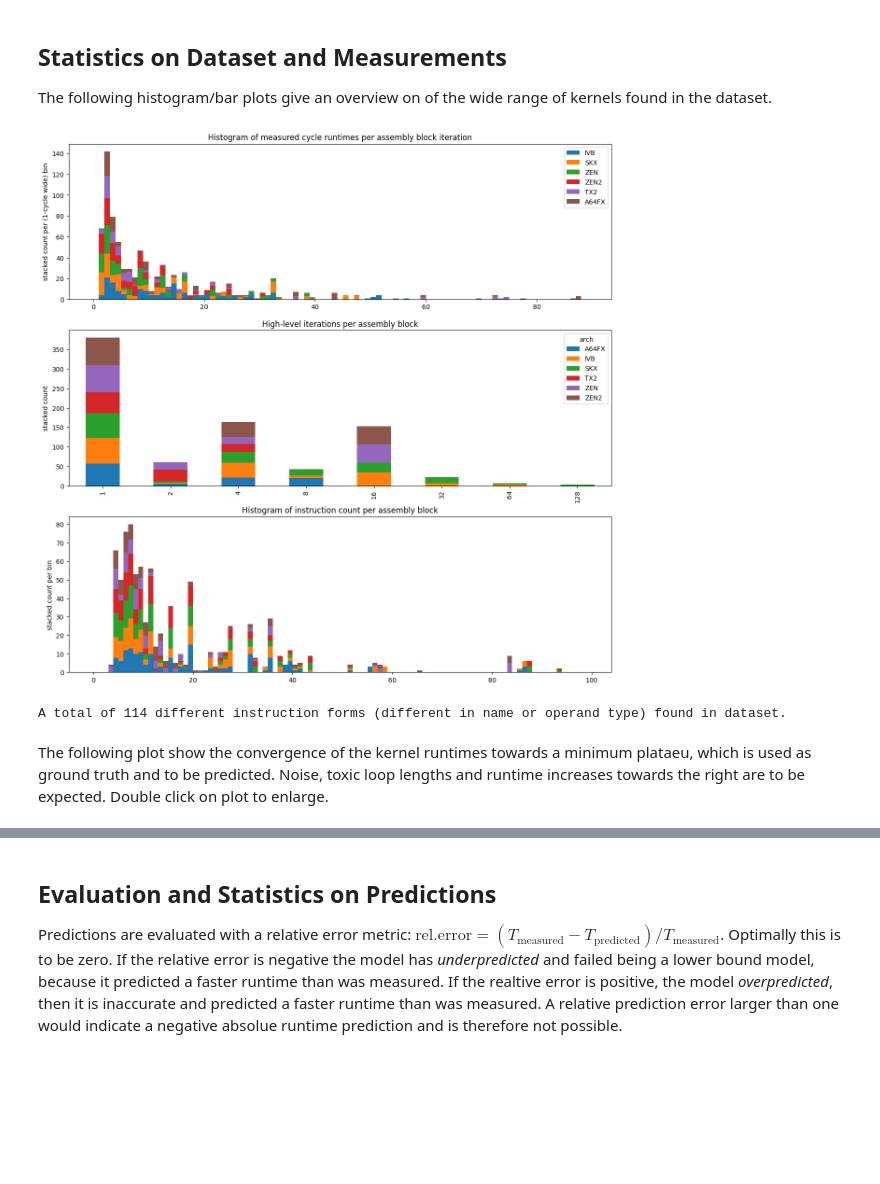
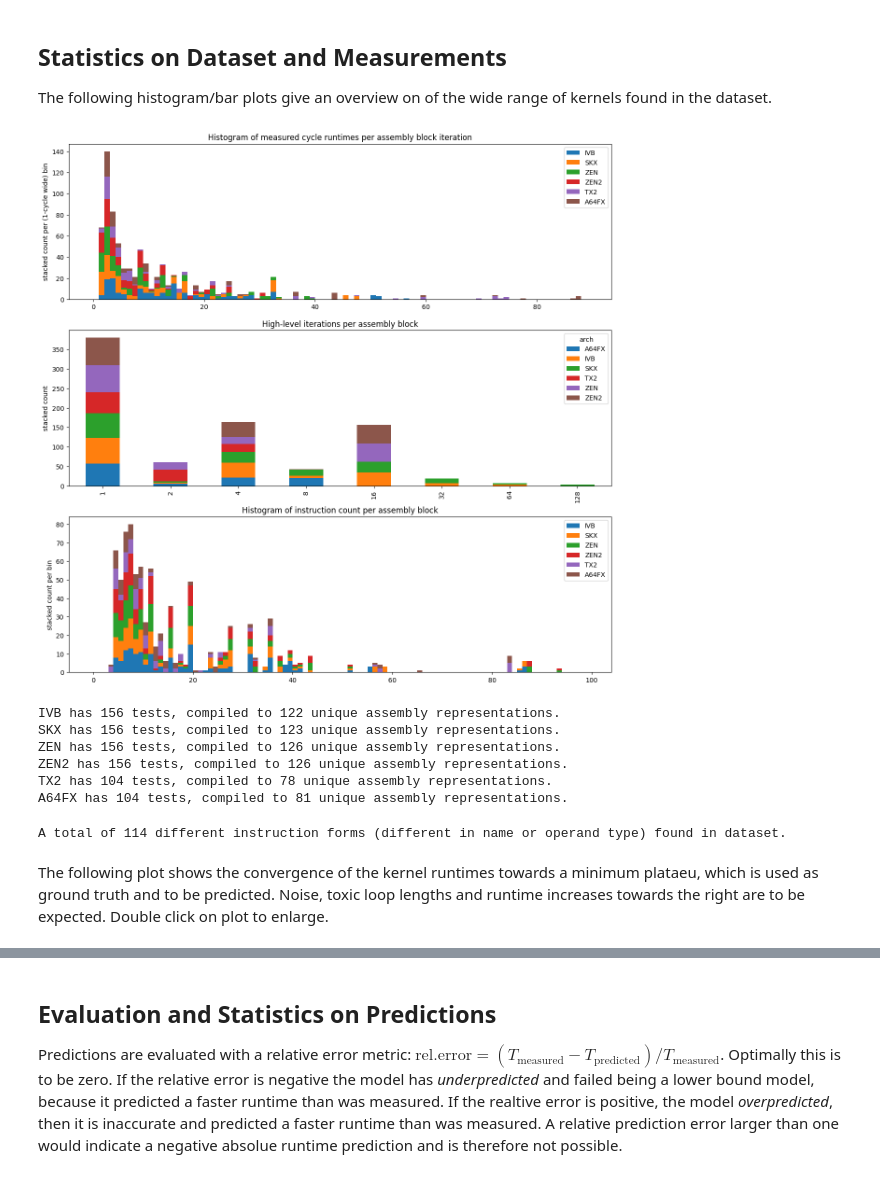
Before and after one commit to RRZE-HPC/OSACA, a Jupyter notebook: validation/Analysis.ipynb, the cells around one changed output, grey strips where cells are left out. Drawn from its saved outputs; the diff is of its cells as text; code cells hidden in the pictures; blank space fills up the shorter version.

```diff
--- a/validation/Analysis.ipynb
+++ b/validation/Analysis.ipynb
@@ -138,35 +138,50 @@ fig, axs = plt.subplots(3, figsize=(15, 15))
 df['best_runtime_asm'] = (df.best_runtime * (df.pointer_increment // 8))
 axs[0].hist(
     [df.best_runtime_asm[df.arch == a] for a in archs],
     bins=range(0,90),
     label=archs,
     stacked=True,
 )
 axs[0].legend()
 axs[0].set_ylabel('stacked count per (1-cycle wide) bin')
 axs[0].set_title('Histogram of measured cycle runtimes per assembly block iteration')
 
 (df.pointer_increment // 8).groupby(df.arch).value_counts().sort_index().unstack('arch').plot(
     kind='bar',
     ax=axs[1],
     stacked=True,
     legend=True
 )
 axs[1].set_xlabel('')
 axs[1].set_ylabel('stacked count')
 axs[1].set_title("High-level iterations per assembly block")
 
 axs[2].hist(
     [df['instruction count'][df.arch == a] for a in archs],
     bins=range(0,100),
     label=archs,
     stacked=True,
 )
-axs[0].legend()
+axs[2].legend()
 axs[2].set_ylabel('stacked count per bin')
 axs[2].set_title("Histogram of instruction count per assembly block");
 # %% [output]
-[figure, old version]
+[figure, new version]
+# %%
+df['kernel_index'] = df.OSACA_raw.map(
+    # ','.join(o.keys())
+    lambda r: tuple([l['instruction']+repr(l['operands'])
+                     for l in r['analyzed kernel']
+                     if l['instruction']]))
+for a in archs:
+    print(a, 'has', len(df[df.arch == a]), 'tests, compiled to', len(set(list(df[df.arch == a]['kernel_index']))), 'unique assembly representations.')
+# %% [output]
+IVB has 156 tests, compiled to 122 unique assembly representations.
+SKX has 156 tests, compiled to 123 unique assembly representations.
+ZEN has 156 tests, compiled to 126 unique assembly representations.
+ZEN2 has 156 tests, compiled to 126 unique assembly representations.
+TX2 has 104 tests, compiled to 78 unique assembly representations.
+A64FX has 104 tests, compiled to 81 unique assembly representations.
 # %%
 instruction_forms = reduce(
     set.union,
@@ -179,5 +194,5 @@ print("A total of",
 # %% [output]
 A total of 114 different instruction forms (different in name or operand type) found in dataset.
 # %% [markdown]
-The following plot show the convergence of the kernel runtimes towards a minimum plataeu, which is used as ground truth and to be predicted. Noise, toxic loop lengths and runtime increases towards the right are to be expected. Double click on plot to enlarge.
+The following plot shows the convergence of the kernel runtimes towards a minimum plataeu, which is used as ground truth and to be predicted. Noise, toxic loop lengths and runtime increases towards the right are to be expected. Double click on plot to enlarge.
 # %%
```
Also changed, not shown: parts of 8 cells of this notebook, 1 other file.
